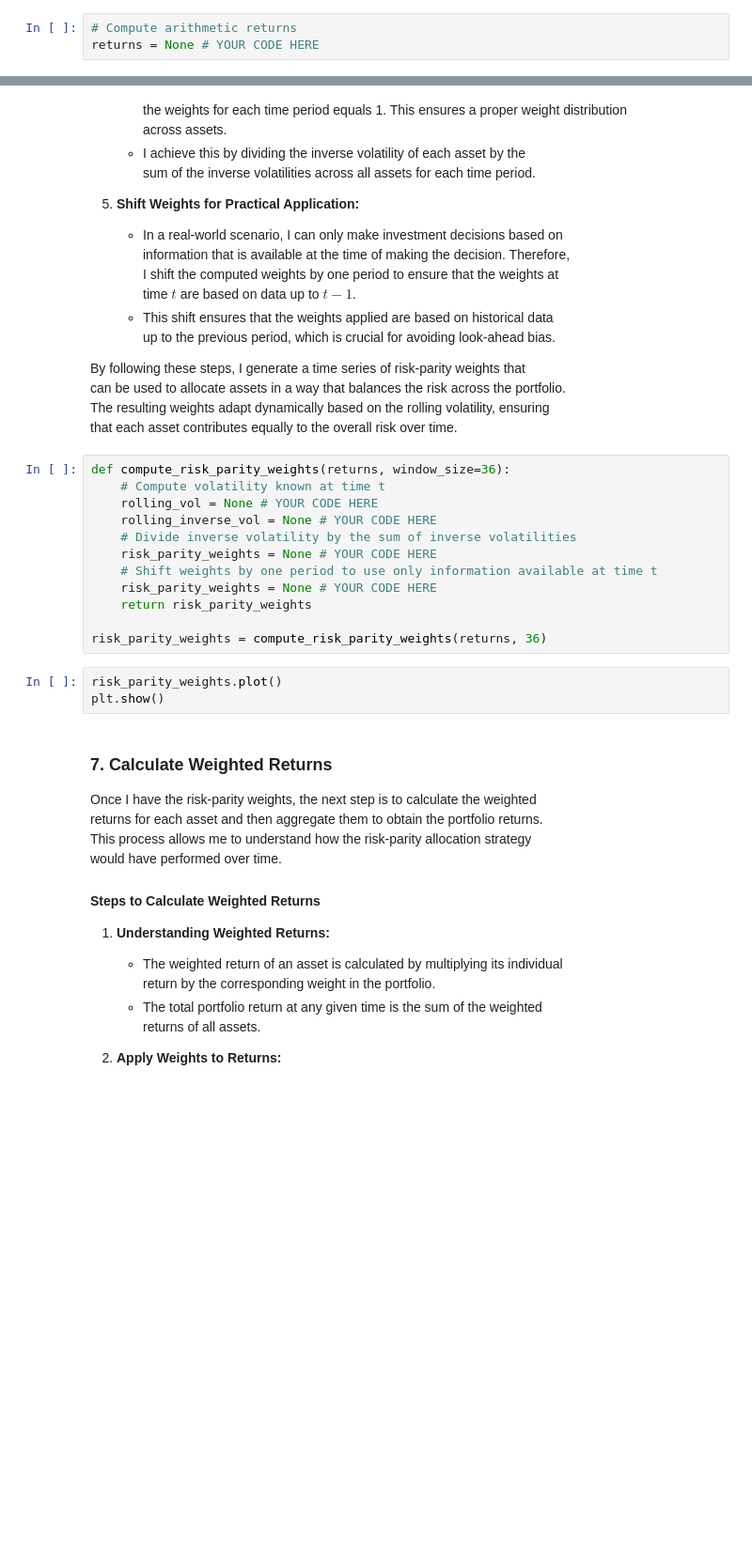
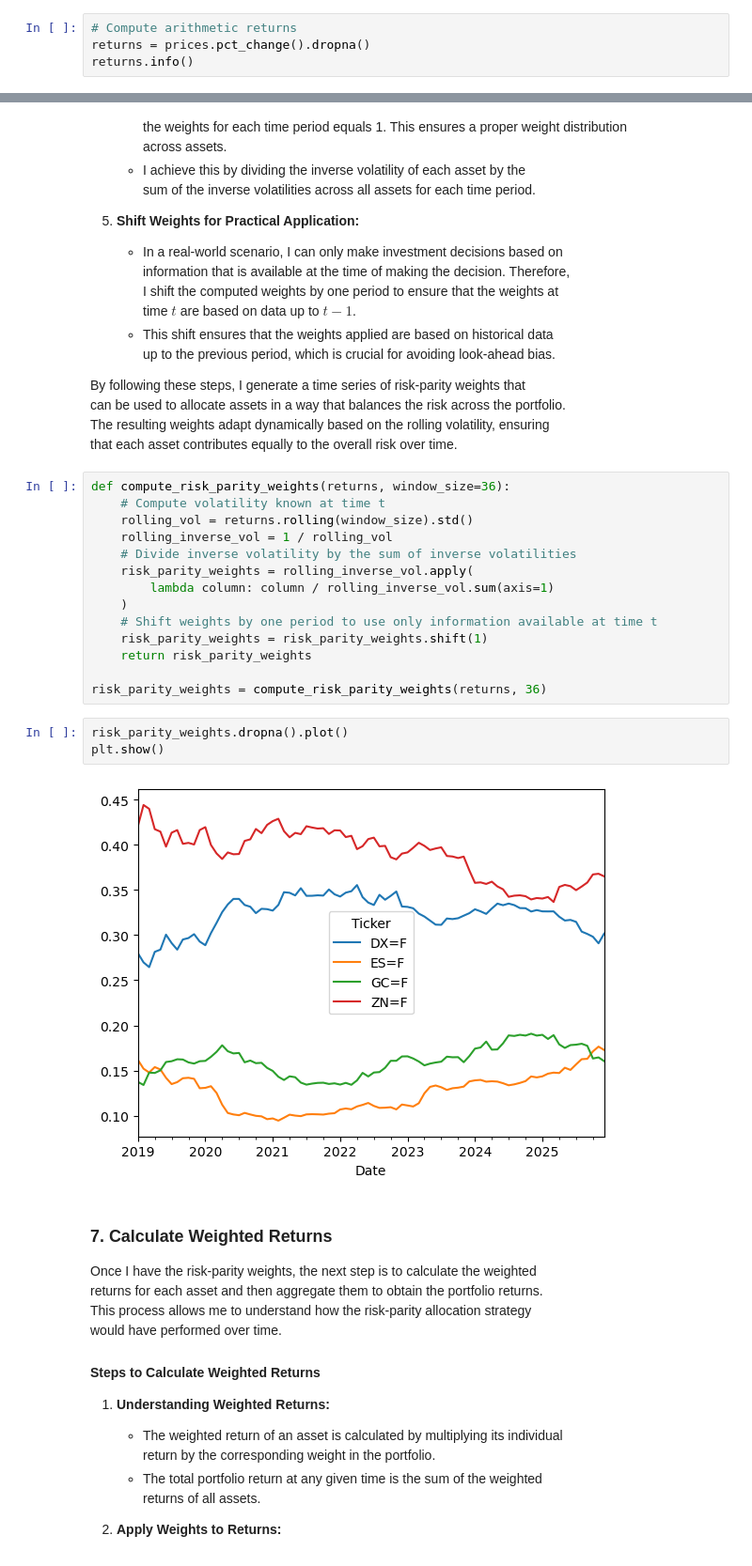
Before and after one commit to waynebar69/risk-parity-portfolio-backtesting, a Jupyter notebook: notebooks/risk_parity_portfolio_backtest.ipynb, the cells around one changed output, grey strips where cells are left out. Shown at 94% size. Saved outputs shown, nothing was run; the diff lists cells and outputs as text; blank space fills up the shorter version.

```diff
--- a/notebooks/risk_parity_portfolio_backtest.ipynb
+++ b/notebooks/risk_parity_portfolio_backtest.ipynb
@@ -211,4 +226,5 @@ used for further analysis such as calculating cumulative returns, volatility, or
 risk metrics.
 # %%
 # Compute arithmetic returns
-returns = None # YOUR CODE HERE
+returns = prices.pct_change().dropna()
+returns.info()
@@ -258,18 +303,22 @@ that each asset contributes equally to the overall risk over time.
 # %%
 def compute_risk_parity_weights(returns, window_size=36):
     # Compute volatility known at time t
-    rolling_vol = None # YOUR CODE HERE
-    rolling_inverse_vol = None # YOUR CODE HERE
+    rolling_vol = returns.rolling(window_size).std()
+    rolling_inverse_vol = 1 / rolling_vol
     # Divide inverse volatility by the sum of inverse volatilities
-    risk_parity_weights = None # YOUR CODE HERE
+    risk_parity_weights = rolling_inverse_vol.apply(
+        lambda column: column / rolling_inverse_vol.sum(axis=1)
+    )
     # Shift weights by one period to use only information available at time t
-    risk_parity_weights = None # YOUR CODE HERE
+    risk_parity_weights = risk_parity_weights.shift(1)
     return risk_parity_weights
 
 risk_parity_weights = compute_risk_parity_weights(returns, 36)
 # %%
-risk_parity_weights.plot()
+risk_parity_weights.dropna().plot()
 plt.show()
+# %% [output]
+[figure, added]
 # %% [markdown]
 ### 7. Calculate Weighted Returns
 
```
Also changed, not shown: parts of 10 cells of this notebook.
